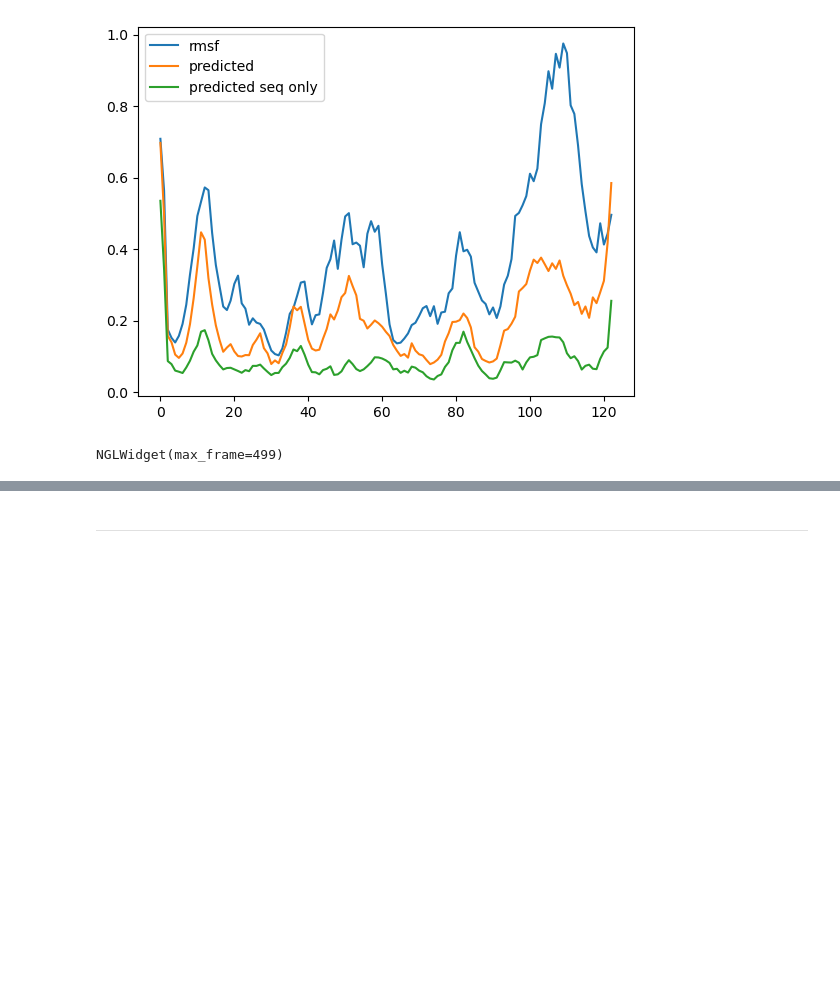
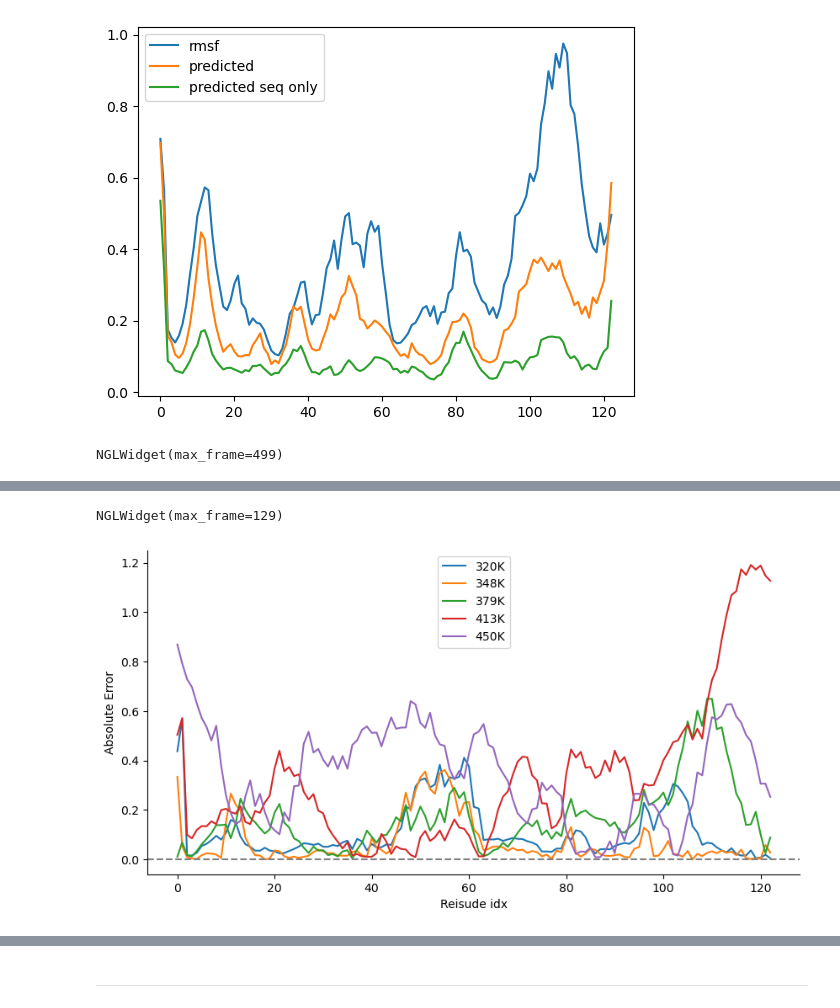
Before and after one commit to flatironinstitute/RocketSHP, a Jupyter notebook: notebooks/2.1_evaluate_model_mdcath.ipynb, the cells around one changed output, grey strips where cells are left out. Saved outputs shown, nothing was run; the diff lists cells and outputs as text; code cells hidden in the pictures; blank space fills up the shorter version.

```diff
--- a/notebooks/2.1_evaluate_model_mdcath.ipynb
+++ b/notebooks/2.1_evaluate_model_mdcath.ipynb
@@ -161,0 +166,23 @@ plt.show()
+# %%
+import numpy as np
+DATA_SUBSET = adl.test_data
+BASE_SAMPLE_I = 15005
+# BASE_SAMPLE_I = 15010
+# BASE_SAMPLE_I = 0
+
+all_results = []
+residuals = []
+for rep in [0,1,2,3,4]:
+    SAMPLE_I = BASE_SAMPLE_I + rep
+
+    feats, labels = DATA_SUBSET[SAMPLE_I]
+    key = adl.dataset.samples[DATA_SUBSET.indices[SAMPLE_I]]
+    logger.info(key)
+    temp = int(key.split("/")[1].lstrip("T"))
+
+    with torch.no_grad():
+        both_result = model({k: v.unsqueeze(0) for k,v in feats.items()})
+        yhat_both = both_result["rmsf"]
+        bf_both = yhat_both.detach().cpu().numpy().squeeze()
+        all_results.append( (yhat_both, bf_both) )
+        residuals.append( np.abs(labels["rmsf"] - bf_both) )
@@ -161,0 +195,26 @@ plt.show()
+# %%
+pdb_code, temp, rep = key.split("/")
+temp = temp.lstrip("T")
+rep = rep.lstrip("R")
+traj = md.load_xtc(config.PROCESSED_DATA_DIR  / f"mdcath/{pdb_code}/{pdb_code}_{temp}_{rep}.xtc", top=config.PROCESSED_DATA_DIR  / f"mdcath/{pdb_code}/{pdb_code}.pdb")
+traj.superpose(traj, 0)
+traj.center_coordinates()
+view = display_trajectory(traj, bfactor=bf_both, coloring="bfactor", normalize=True, RMAX=2)
+view
+# %% [output]
+NGLWidget(max_frame=129)
+# %%
+import seaborn as sns
+temp_list = [320, 348, 379, 413, 450]
+
+fig,ax = plt.subplots(1,1,figsize=(10,5))
+for t, r in zip(temp_list, residuals):
+    plt.plot(r, label=f"{t}K")
+plt.axhline(0, color="gray", linestyle="--")
+plt.xlabel("Reisude idx")
+plt.ylabel("Absolute Error")
+plt.legend()
+sns.despine()
+plt.show()
+# %% [output]
+[figure, added]
```
Also changed, not shown: parts of 11 cells of this notebook, 39 other files.
